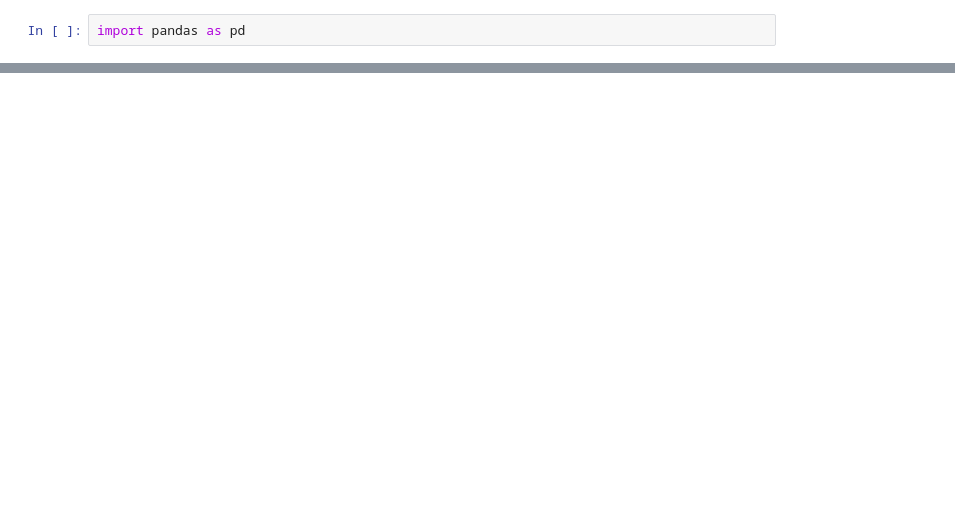
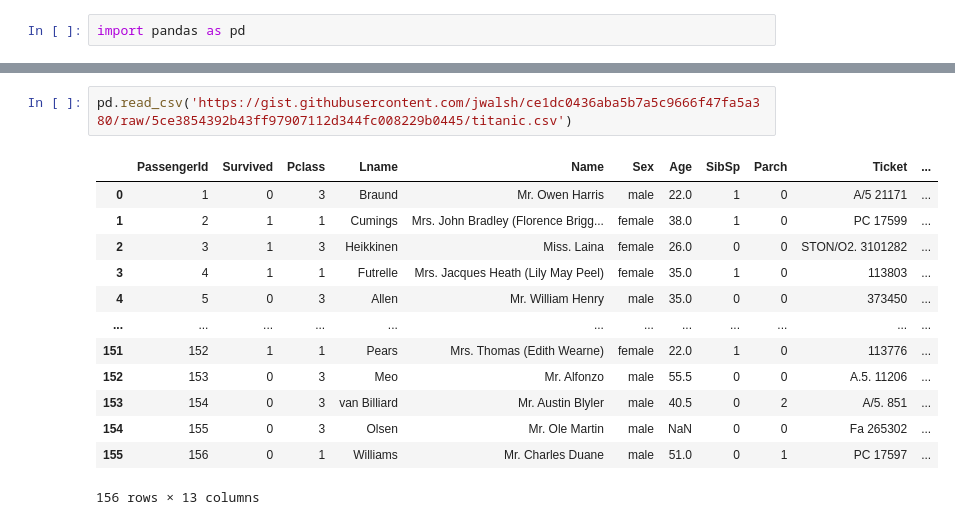
Before and after one commit to saiteja8888/DataScience, a Jupyter notebook: Python_Libraries/1_Pandas.ipynb, the cells around one changed output, grey strips where cells are left out. Cells and saved outputs as stored; diff of their text form; blank space fills up the shorter version.

```diff
--- a/Python_Libraries/1_Pandas.ipynb
+++ b/Python_Libraries/1_Pandas.ipynb
@@ -666,0 +188,16 @@ df2
+# %%
+pd.read_csv('https://gist.githubusercontent.com/jwalsh/ce1dc0436aba5b7a5c9666f47fa5a380/raw/5ce3854392b43ff97907112d344fc008229b0445/titanic.csv')
+# %% [output]
+|  | PassengerId | Survived | Pclass | Lname | Name | Sex | Age | SibSp | Parch | Ticket | ... |
+| 0 | 1 | 0 | 3 | Braund | Mr. Owen Harris | male | 22.0 | 1 | 0 | A/5 21171 | ... |
+| 1 | 2 | 1 | 1 | Cumings | Mrs. John Bradley (Florence Brigg... | female | 38.0 | 1 | 0 | PC 17599 | ... |
+| 2 | 3 | 1 | 3 | Heikkinen | Miss. Laina | female | 26.0 | 0 | 0 | STON/O2. 3101282 | ... |
+| 3 | 4 | 1 | 1 | Futrelle | Mrs. Jacques Heath (Lily May Peel) | female | 35.0 | 1 | 0 | 113803 | ... |
+| 4 | 5 | 0 | 3 | Allen | Mr. William Henry | male | 35.0 | 0 | 0 | 373450 | ... |
+| ... | ... | ... | ... | ... | ... | ... | ... | ... | ... | ... | ... |
+| 151 | 152 | 1 | 1 | Pears | Mrs. Thomas (Edith Wearne) | female | 22.0 | 1 | 0 | 113776 | ... |
+| 152 | 153 | 0 | 3 | Meo | Mr. Alfonzo | male | 55.5 | 0 | 0 | A.5. 11206 | ... |
+| 153 | 154 | 0 | 3 | van Billiard | Mr. Austin Blyler | male | 40.5 | 0 | 2 | A/5. 851 | ... |
+| 154 | 155 | 0 | 3 | Olsen | Mr. Ole Martin | male | NaN | 0 | 0 | Fa 265302 | ... |
+| 155 | 156 | 0 | 1 | Williams | Mr. Charles Duane | male | 51.0 | 0 | 1 | PC 17597 | ... |
+156 rows × 13 columns
```
Also changed, not shown: parts of 118 cells of this notebook, 4 other files.
